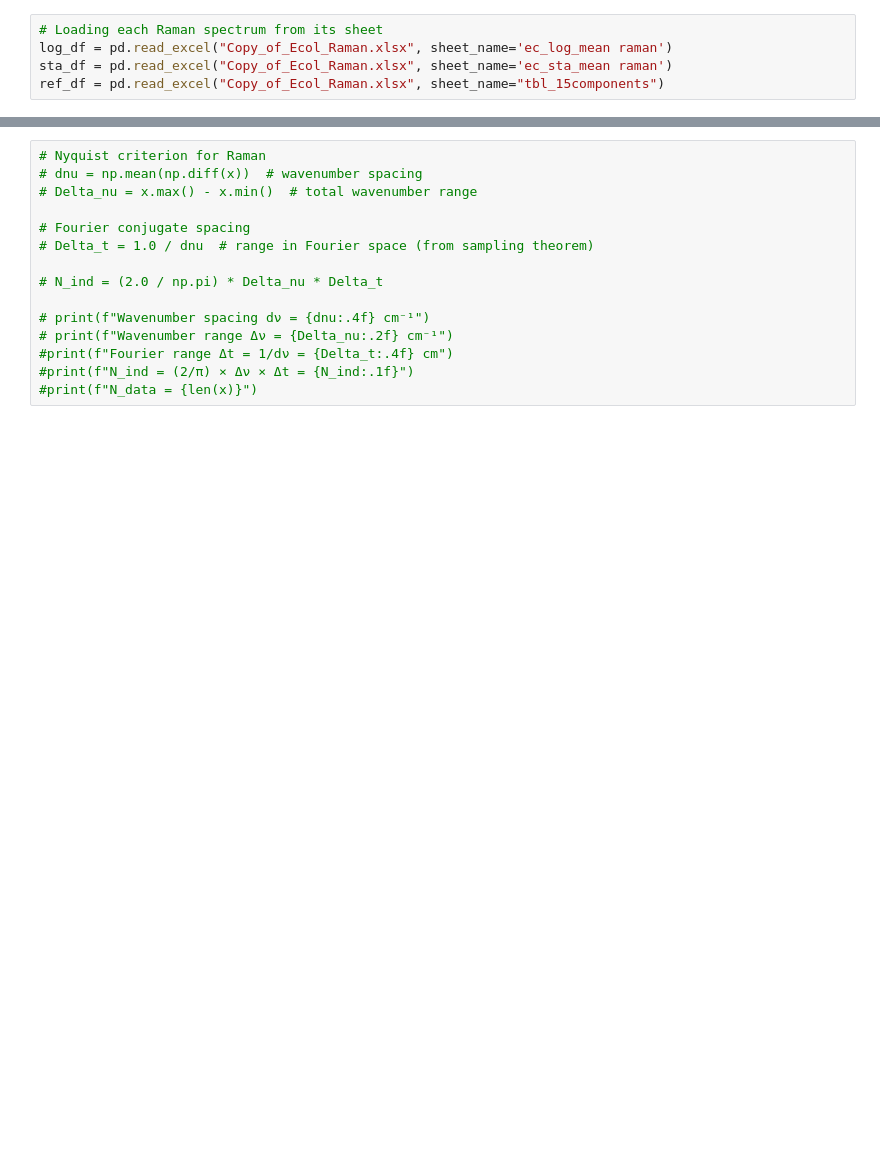
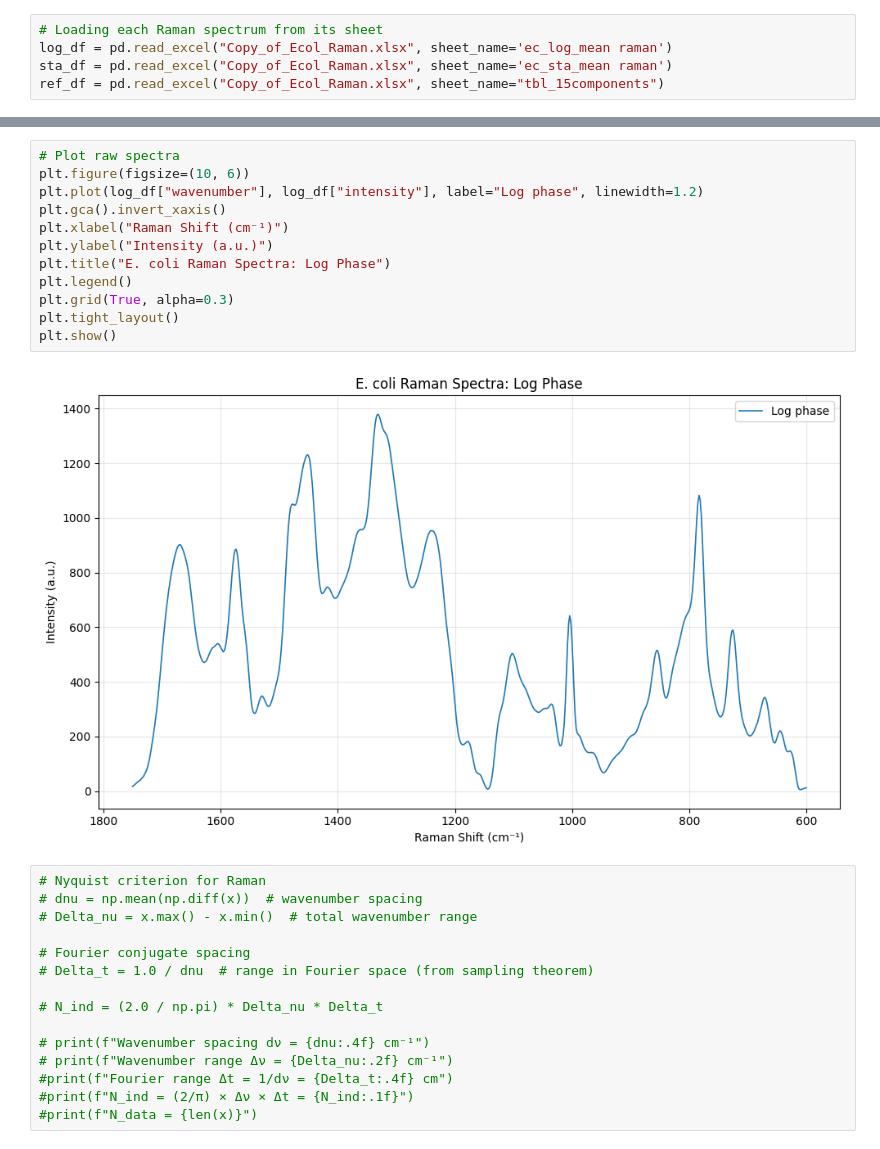
Before and after one commit to HaroonParvez/Using-Bayesian-Model-Selection-to-Analyse-Raman-Spectroscopic-Data, a Jupyter notebook: HaroonParvezFinalProject.ipynb, the cells around one changed output, grey strips where cells are left out. Drawn from its saved outputs; the diff is of its cells as text; blank space fills up the shorter version.

```diff
--- a/HaroonParvezFinalProject.ipynb
+++ b/HaroonParvezFinalProject.ipynb
@@ -65,6 +63,20 @@ plt.tight_layout()
 plt.show()
 # %% [output]
 [figure]
+# %%
+# Plot raw spectra
+plt.figure(figsize=(10, 6))
+plt.plot(log_df["wavenumber"], log_df["intensity"], label="Log phase", linewidth=1.2)
+plt.gca().invert_xaxis()
+plt.xlabel("Raman Shift (cm⁻¹)")
+plt.ylabel("Intensity (a.u.)")
+plt.title("E. coli Raman Spectra: Log Phase")
+plt.legend()
+plt.grid(True, alpha=0.3)
+plt.tight_layout()
+plt.show()
+# %% [output]
+[figure, added]
 # %%
 # Nyquist criterion for Raman
 # dnu = np.mean(np.diff(x))  # wavenumber spacing
```
Also changed, not shown: parts of 17 cells of this notebook.
